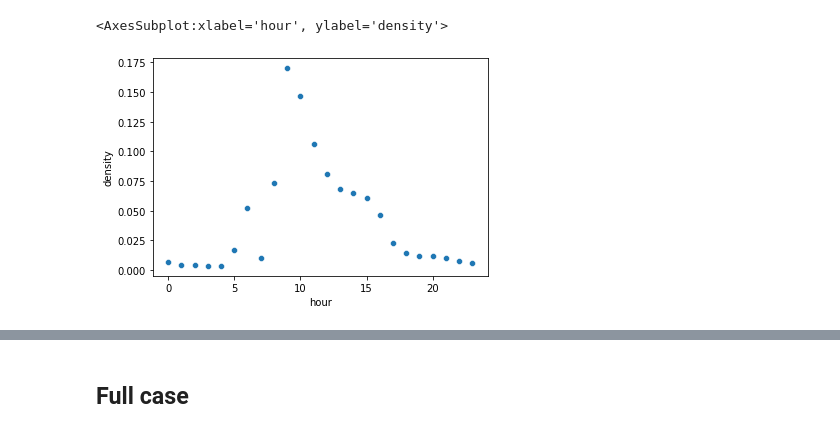
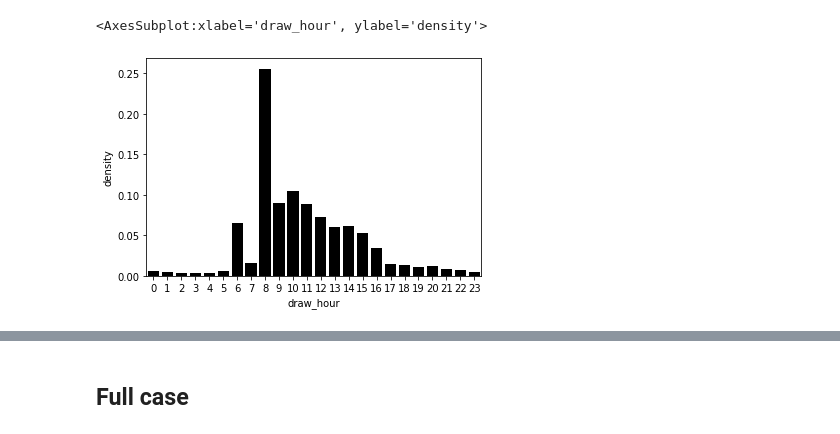
Before and after one commit to HJJoosse/celldyn_embedder, a Jupyter notebook: sandbox/exploration_of_celldyn_embeddings.ipynb, the cells around one changed output, grey strips where cells are left out. Saved outputs shown, nothing was run; the diff lists cells and outputs as text; code cells hidden in the pictures.

Commit message:
prepping for celldyn-a-thon

```diff
--- a/sandbox/exploration_of_celldyn_embeddings.ipynb
+++ b/sandbox/exploration_of_celldyn_embeddings.ipynb
@@ -36,10 +66,20 @@ celldyn = pd.read_sas("T:/lab_research/RES-Folder-UPOD/Celldynclustering/E_Resea
 # %%
-meta_cols = ['Asp_dt', 'Analyzer']
-meas_columns = [c for c in celldyn.columns if 'c_b' in c]
+meta_cols = ['Asp_dt', 'Analyzer', 'studyId_Alle_celldyn',
+             'time_to_measurement', 'gender', 'age' , 'afname_dt']
+count_columns = [c for c in celldyn.columns if 'c_cnt' in c]
+meas_columns = [c for c in celldyn.columns if 'c_b' in c]+['PLT']
 mode_columns = [c for c in celldyn.columns if 'c_m' in c]
 susp_columns = [c for c in celldyn.columns if 'c_s' in c]
-celldyn = celldyn[meas_columns+mode_columns+meta_cols+susp_columns]
-celldyn_full = celldyn[celldyn[meas_columns+mode_columns+meta_cols].isna().sum(axis=1)==0] # c_mode_cbc & c_mode_rtc are flagged
-meas_names = ["_".join(c.split("_")[2:]) for c in meas_columns]
+alert_columns = [c for c in celldyn.columns if 'Alrt' in c]
+fail_columns = [c for c in celldyn.columns if 'fail' in c]
+all_cols  = meta_cols+meas_columns+mode_columns+susp_columns+alert_columns+count_columns
+other_cols = [c for c in celldyn.columns if c not in all_cols]
+# %%
+celldyn['time_to_measurement'] = (celldyn.Asp_dt-celldyn.afname_dt).dt.seconds
+celldyn['time_to_measurement'] = celldyn['time_to_measurement']//3600
 # %%
-celldyn[susp_columns]
+celldyn = celldyn[meas_columns+mode_columns+fail_columns+
+                  meta_cols+susp_columns+alert_columns]
+celldyn_full = celldyn[celldyn[meas_columns+mode_columns+meta_cols].isna().sum(axis=1)==0] # c_mode_cbc & c_mode_rtc are flagged
+celldyn_bak = celldyn.copy()
+meas_names = ["_".join(c.split("_")[2:]) for c in meas_columns]
@@ -72,12 +201,15 @@ ssize=500000
 sel = celldyn_full.sample(ssize)
 sel['Asp_dt'] = pd.to_datetime(sel['Asp_dt'])
 # %%
-sel['hour'] = sel['Asp_dt'].apply(lambda x: x.hour)
+sel['meas_hour'] = sel['Asp_dt'].dt.hour#   apply(lambda x: x.hour)
+sel['draw_hour'] = sel['afname_dt'].dt.hour # .apply(lambda x: x.hour)
 # %%
-hour_size = pd.DataFrame(data=sel.groupby('hour').size(), columns=['counts'])
+time_col = 'draw_hour'
+hour_size = pd.DataFrame(data=sel.groupby(time_col).size(),
+                         columns=['counts'])
 hour_size.reset_index(inplace=True)
 hour_size['density'] = hour_size['counts']/ssize
-sns.scatterplot(data=hour_size, x='hour', y='density')
+sns.barplot(data=hour_size, x=time_col, y='density', color='black')
 # %% [output]
-<AxesSubplot:xlabel='hour', ylabel='density'>
+<AxesSubplot:xlabel='draw_hour', ylabel='density'>
-[figure, old version]
+[figure, new version]
```
Also changed, not shown: parts of 22 cells of this notebook, 1 other file.
